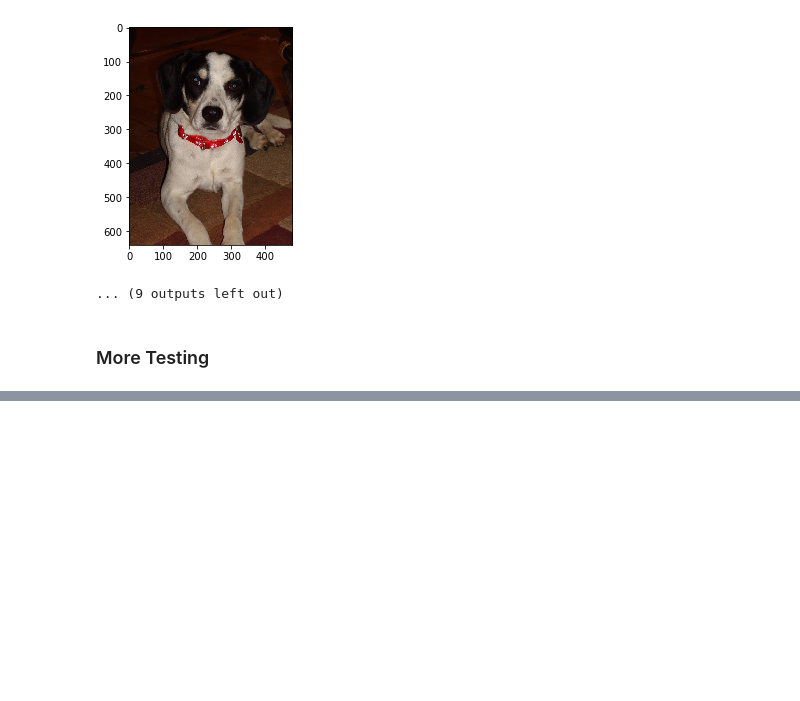
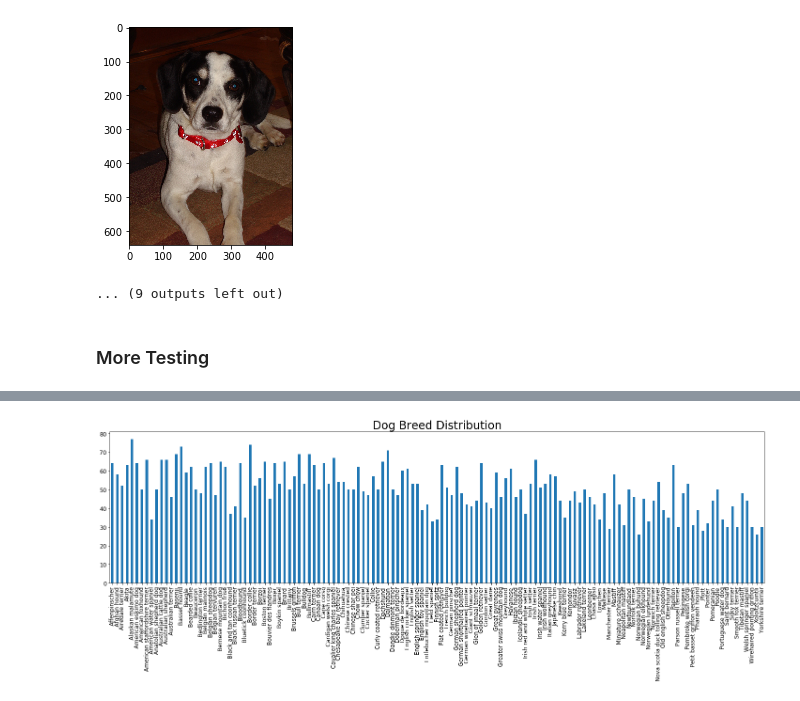
Before and after one commit to alwz1/dog-breed, a Jupyter notebook: dog_app.ipynb, the cells around one changed output, grey strips where cells are left out. Drawn from its saved outputs; the diff is of its cells as text; code cells hidden in the pictures; blank space fills up the shorter version.

```diff
--- a/dog_app.ipynb
+++ b/dog_app.ipynb
@@ -900,0 +880,22 @@ You look like a ...Finnish spitz
+# %%
+def count_files(img_path):
+    """ Count the number of files."""
+    return len([1 for x in list(os.scandir(img_path)) if x.is_file()])
+# %%
+classes = loaders_transfer['train'].dataset.classes
+# %%
+num_files = []
+for breed in classes:
+    img_path = os.path.join('dogImages/train/', breed)
+    num_files.append(count_files(img_path))
+# %%
+fig, axs = plt.subplots(figsize=(20, 8))
+pd.Series(data=num_files, index=class_names)[:].plot(kind='bar')
+axs.set_title('Dog Breed Distribution', fontsize=24)
+axs.set_xlabel('', fontsize=12)
+plt.xticks(fontsize=12)
+plt.yticks(fontsize=12)
+plt.tight_layout()
+fig.savefig('dog_breed_distribution')
+# %% [output]
+[figure, added]
```
Also changed, not shown: parts of 7 cells of this notebook.
